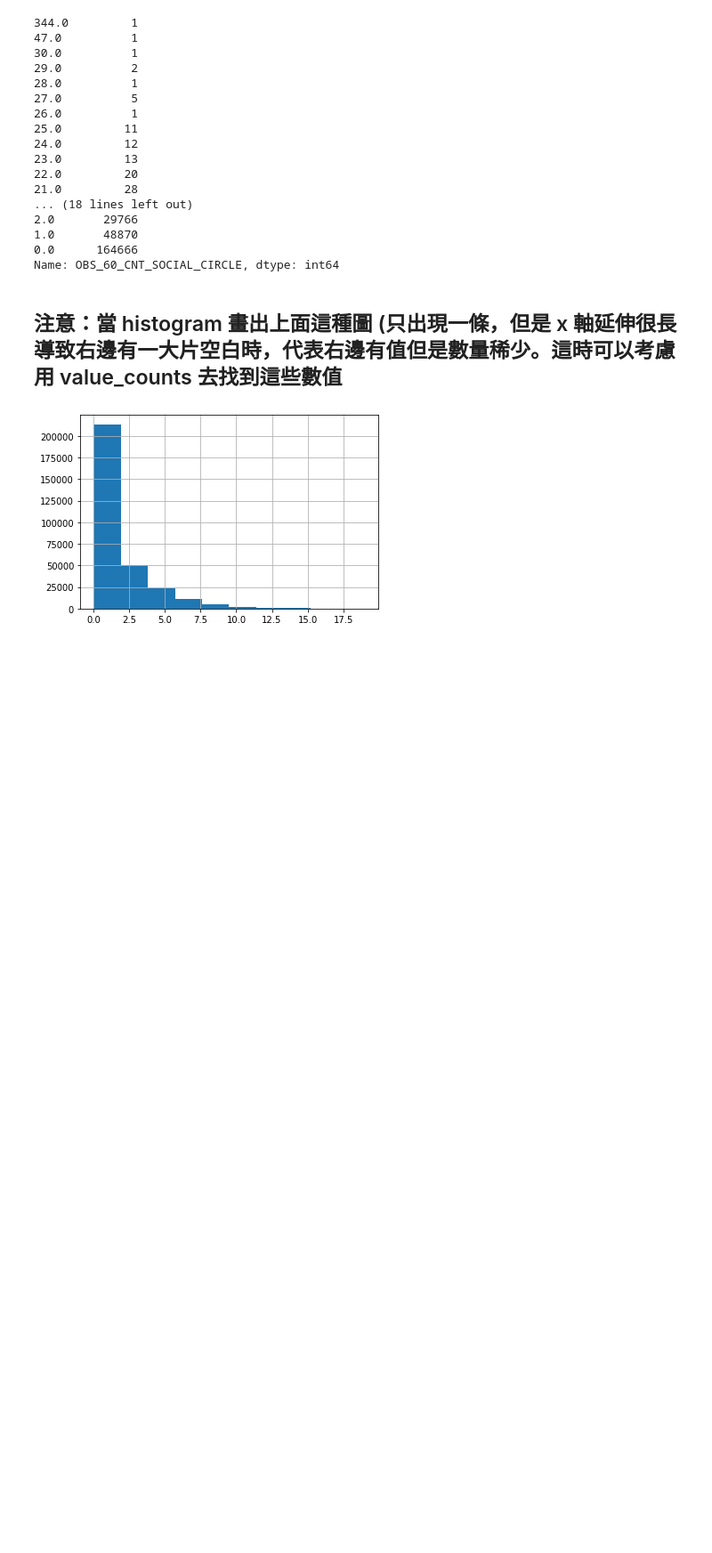
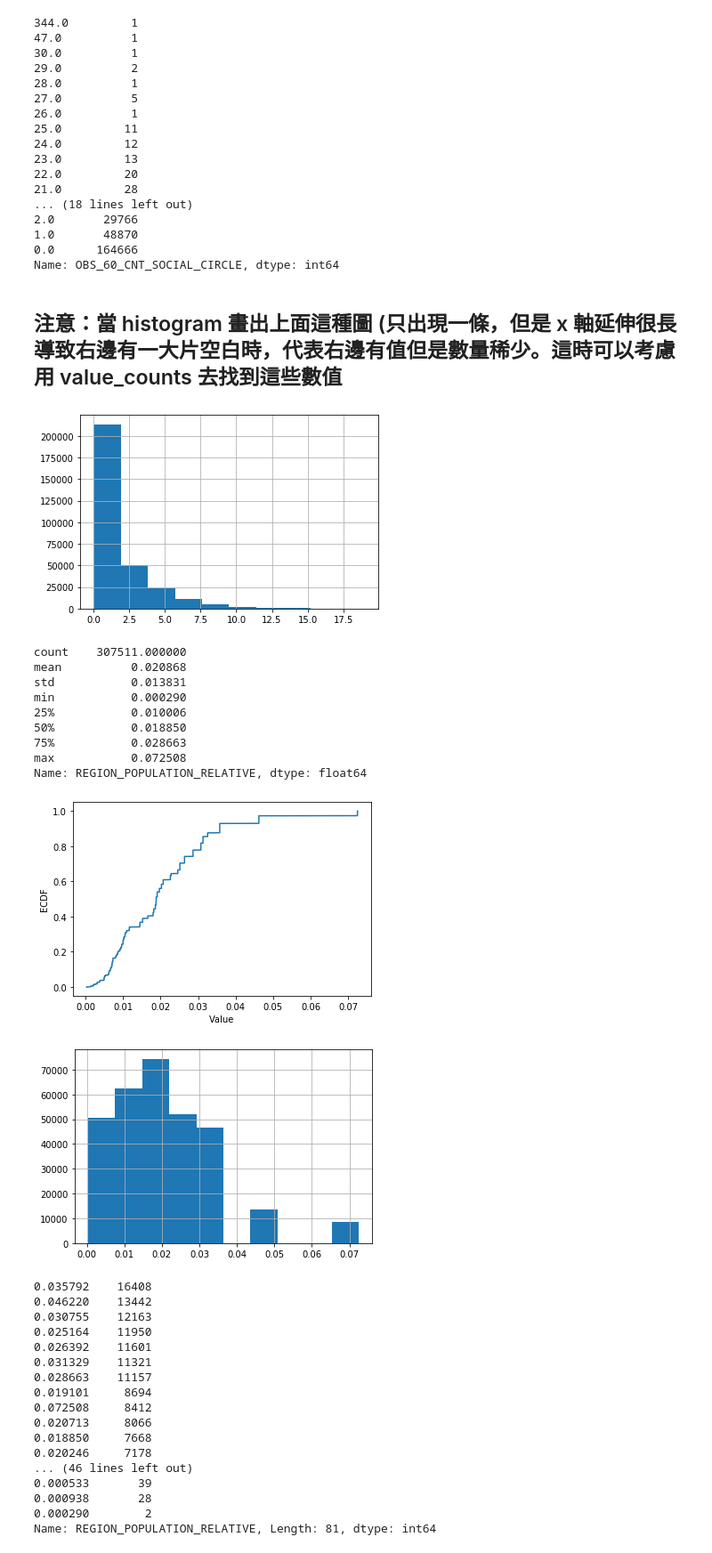
Before and after one commit to ss900371tw/3rd-ML100Days, a Jupyter notebook: homework/Day_009_HW/Day_009_HW.ipynb, the cells around one changed output. Shown: that part at 89% size. Drawn from its saved outputs; the diff is of its cells as text; code cells hidden in the pictures; blank space fills up the shorter version.

```diff
--- a/homework/Day_009_HW/Day_009_HW.ipynb
+++ b/homework/Day_009_HW/Day_009_HW.ipynb
@@ -247,3 +247,56 @@ app_train.loc[loc_a, loc_b].hist()
 plt.show()
 # %% [output]
 [figure]
+# %%
+# 最大值落在分布之外
+print(app_train['REGION_POPULATION_RELATIVE'].describe())
+
+# 繪製 Empirical Cumulative Density Plot (ECDF)
+"""
+Your Code Here
+"""
+cdf = sm.distributions.ECDF(np.array(app_train['REGION_POPULATION_RELATIVE']))
+
+
+plt.plot(cdf.x, cdf.y)
+plt.xlabel('Value')
+plt.ylabel('ECDF')
+plt.ylim([-0.05,1.05]) # 限制顯示圖片的範圍
+plt.show()
+
+app_train['REGION_POPULATION_RELATIVE'].hist()
+plt.show()
+
+app_train['REGION_POPULATION_RELATIVE'].value_counts()
+
+# 就以這個欄位來說，雖然有資料掉在分布以外，也不算異常，僅代表這間公司在稍微熱鬧的地區有的據點較少，
+# 導致 region population relative 在少的部分較為密集，但在大的部分較為疏漏
+# %% [output]
+count    307511.000000
+mean          0.020868
+std           0.013831
+min           0.000290
+25%           0.010006
+50%           0.018850
+75%           0.028663
+max           0.072508
+Name: REGION_POPULATION_RELATIVE, dtype: float64
+[figure, added]
+[figure, added]
+0.035792    16408
+0.046220    13442
+0.030755    12163
+0.025164    11950
+0.026392    11601
+0.031329    11321
+0.028663    11157
+0.019101     8694
+0.072508     8412
+0.020713     8066
+0.018850     7668
+0.020246     7178
+... (46 lines left out)
+0.000533       39
+0.000938       28
+0.000290        2
+Name: REGION_POPULATION_RELATIVE, Length: 81, dtype: int64
```
Also changed, not shown: parts of 5 cells of this notebook.
